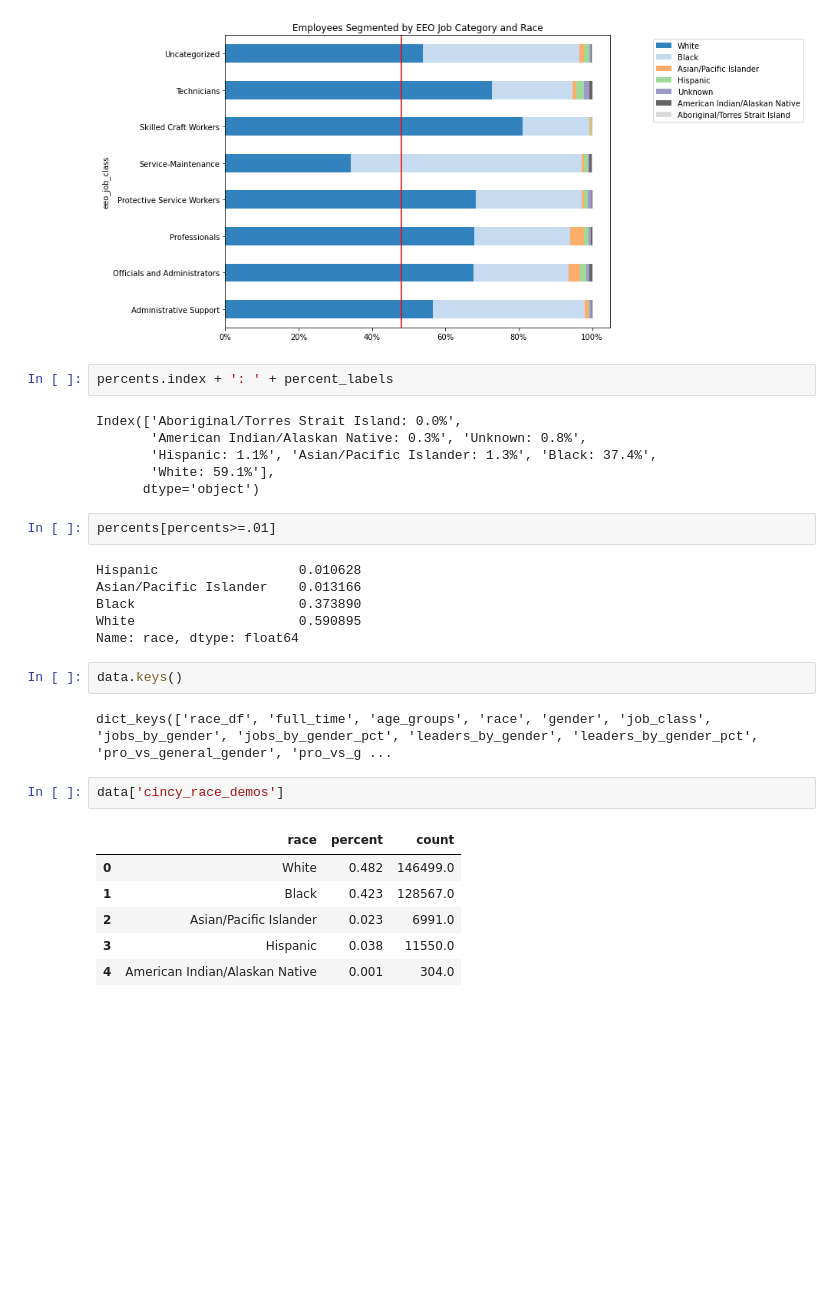
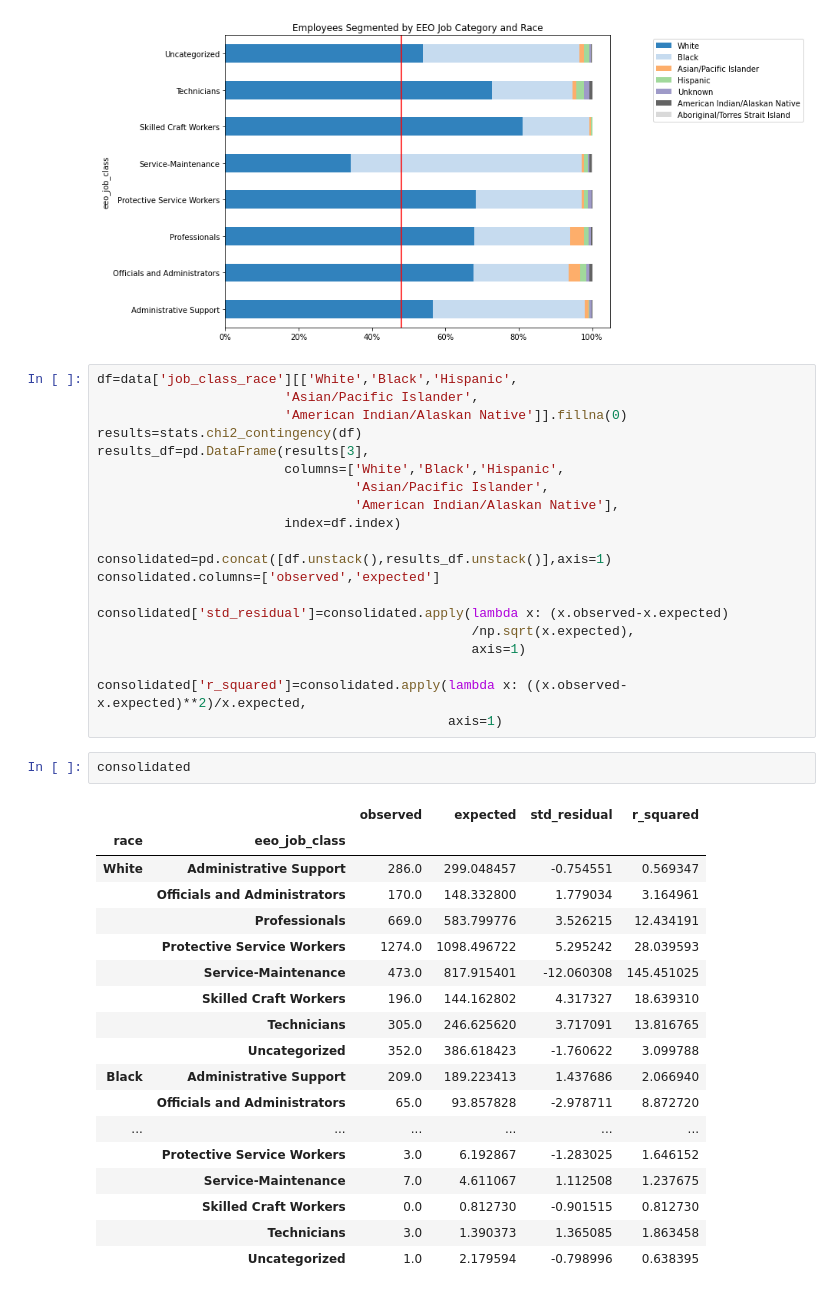
Before and after one commit to NicoleRL25/cincy_employee_analysis, a Jupyter notebook: code/racial_demographics_cincinnati_municipal_workforce.ipynb, the cells around one changed output. Saved outputs shown, nothing was run; the diff lists cells and outputs as text; blank space fills up the shorter version.

Commit message:
Completed chi square goodness of fit and write up

```diff
--- a/code/racial_demographics_cincinnati_municipal_workforce.ipynb
+++ b/code/racial_demographics_cincinnati_municipal_workforce.ipynb
@@ -25,31 +65,43 @@ Power_divergenceResult(statistic=367.8217315820616, pvalue=2.4859263455190105e-7
 # %% [markdown]
 ![job_class_race.png](attachment:job_class_race.png)
-# %%
-percents.index + ': ' + percent_labels
-# %% [output]
-Index(['Aboriginal/Torres Strait Island: 0.0%',
-       'American Indian/Alaskan Native: 0.3%', 'Unknown: 0.8%',
-       'Hispanic: 1.1%', 'Asian/Pacific Islander: 1.3%', 'Black: 37.4%',
-       'White: 59.1%'],
-      dtype='object')
-# %%
-percents[percents>=.01]
-# %% [output]
-Hispanic                  0.010628
-Asian/Pacific Islander    0.013166
-Black                     0.373890
-White                     0.590895
-Name: race, dtype: float64
-# %%
-data.keys()
-# %% [output]
-dict_keys(['race_df', 'full_time', 'age_groups', 'race', 'gender', 'job_class', 'jobs_by_gender', 'jobs_by_gender_pct', 'leaders_by_gender', 'leaders_by_gender_pct', 'pro_vs_general_gender', 'pro_vs_g ...
-# %%
-data['cincy_race_demos']
-# %% [output]
-|  | race | percent | count |
-| 0 | White | 0.482 | 146499.0 |
-| 1 | Black | 0.423 | 128567.0 |
-| 2 | Asian/Pacific Islander | 0.023 | 6991.0 |
-| 3 | Hispanic | 0.038 | 11550.0 |
-| 4 | American Indian/Alaskan Native | 0.001 | 304.0 |
+# %%
+df=data['job_class_race'][['White','Black','Hispanic',
+                        'Asian/Pacific Islander',
+                        'American Indian/Alaskan Native']].fillna(0)
+results=stats.chi2_contingency(df)
+results_df=pd.DataFrame(results[3],
+                        columns=['White','Black','Hispanic',
+                                 'Asian/Pacific Islander',
+                                 'American Indian/Alaskan Native'],
+                        index=df.index)
+
+consolidated=pd.concat([df.unstack(),results_df.unstack()],axis=1)
+consolidated.columns=['observed','expected']
+
+consolidated['std_residual']=consolidated.apply(lambda x: (x.observed-x.expected)
+                                                /np.sqrt(x.expected),
+                                                axis=1)
+
+consolidated['r_squared']=consolidated.apply(lambda x: ((x.observed-x.expected)**2)/x.expected,
+                                             axis=1)
+# %%
+consolidated
+# %% [output]
+|  |  | observed | expected | std_residual | r_squared |
+| race | eeo_job_class |  |  |  |  |
+| White | Administrative Support | 286.0 | 299.048457 | -0.754551 | 0.569347 |
+|  | Officials and Administrators | 170.0 | 148.332800 | 1.779034 | 3.164961 |
+|  | Professionals | 669.0 | 583.799776 | 3.526215 | 12.434191 |
+|  | Protective Service Workers | 1274.0 | 1098.496722 | 5.295242 | 28.039593 |
+|  | Service-Maintenance | 473.0 | 817.915401 | -12.060308 | 145.451025 |
+|  | Skilled Craft Workers | 196.0 | 144.162802 | 4.317327 | 18.639310 |
+|  | Technicians | 305.0 | 246.625620 | 3.717091 | 13.816765 |
+|  | Uncategorized | 352.0 | 386.618423 | -1.760622 | 3.099788 |
+| Black | Administrative Support | 209.0 | 189.223413 | 1.437686 | 2.066940 |
+|  | Officials and Administrators | 65.0 | 93.857828 | -2.978711 | 8.872720 |
+| ... | ... | ... | ... | ... | ... |
+|  | Protective Service Workers | 3.0 | 6.192867 | -1.283025 | 1.646152 |
+|  | Service-Maintenance | 7.0 | 4.611067 | 1.112508 | 1.237675 |
+|  | Skilled Craft Workers | 0.0 | 0.812730 | -0.901515 | 0.812730 |
+|  | Technicians | 3.0 | 1.390373 | 1.365085 | 1.863458 |
+|  | Uncategorized | 1.0 | 2.179594 | -0.798996 | 0.638395 |
```
Also changed, not shown: parts of 5 cells of this notebook, 6 other files.
